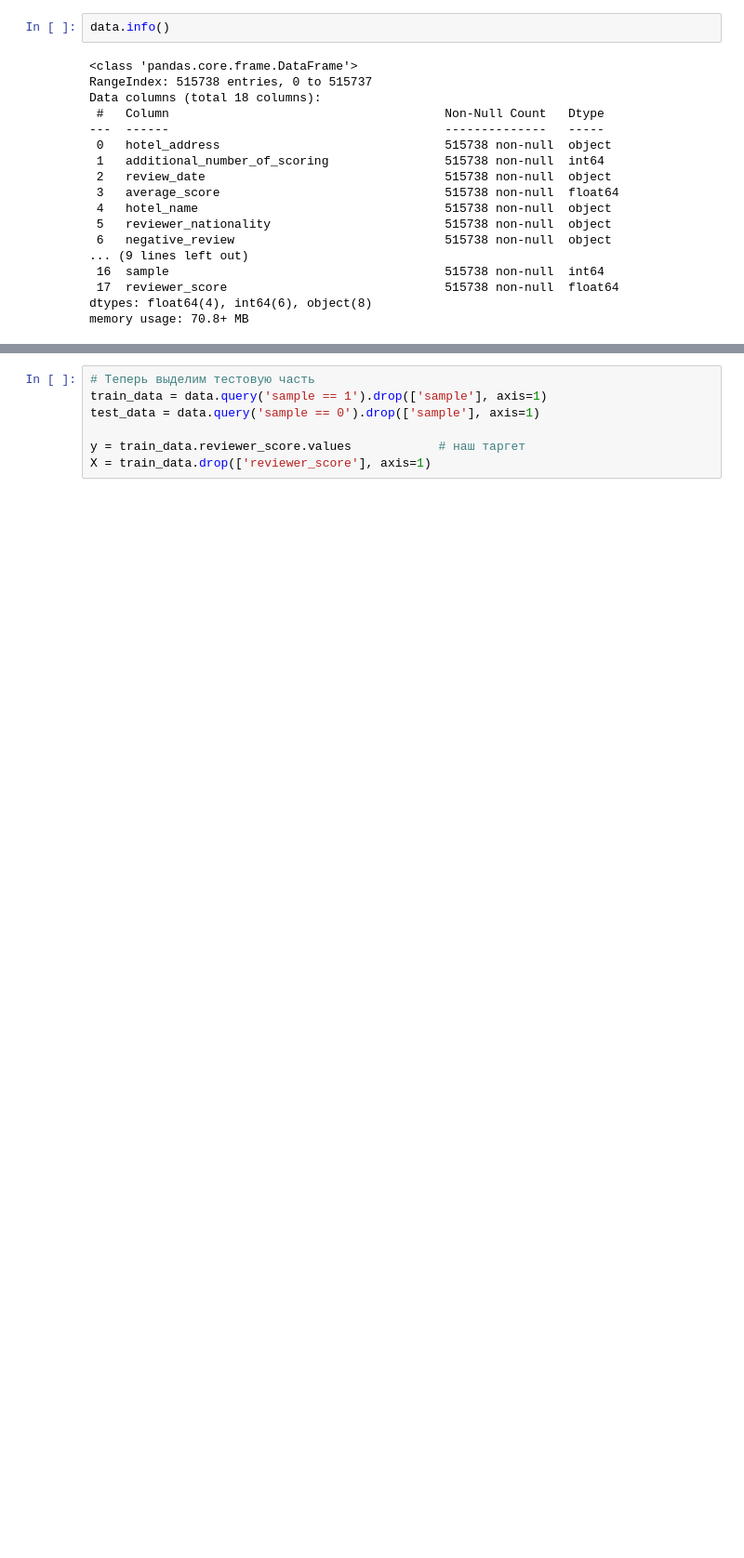
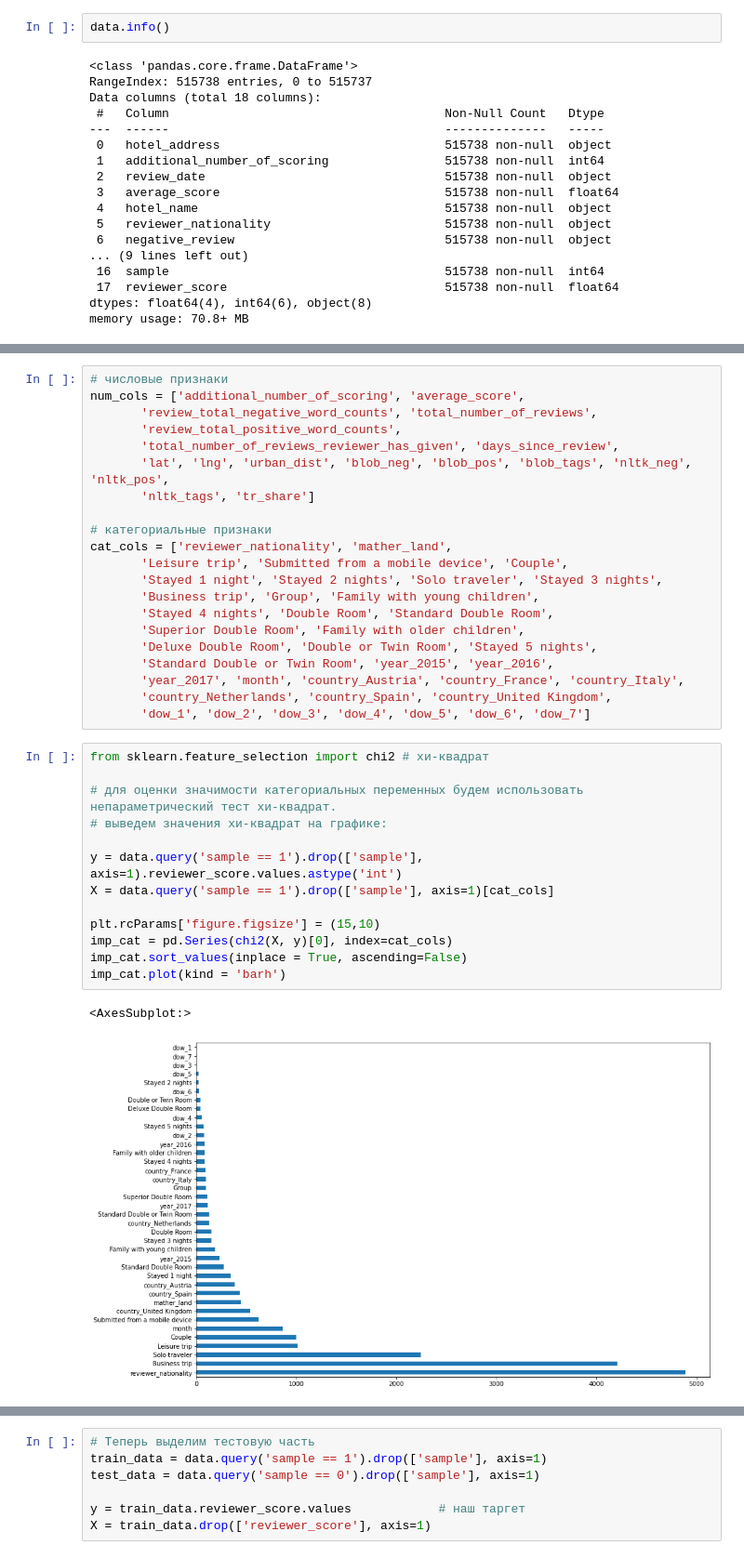
Before and after one commit to Dekoz3/VS_code, a Jupyter notebook: Project_3/project-3-hotels-score-prediction.ipynb, the cells around one changed output, grey strips where cells are left out. Shown at 93% size. Cells and saved outputs as stored; diff of their text form; blank space fills up the shorter version.

```diff
--- a/Project_3/project-3-hotels-score-prediction.ipynb
+++ b/Project_3/project-3-hotels-score-prediction.ipynb
@@ -271,0 +398,37 @@ memory usage: 47.2 MB
+# %%
+# числовые признаки
+num_cols = ['additional_number_of_scoring', 'average_score',
+       'review_total_negative_word_counts', 'total_number_of_reviews',
+       'review_total_positive_word_counts',
+       'total_number_of_reviews_reviewer_has_given', 'days_since_review',
+       'lat', 'lng', 'urban_dist', 'blob_neg', 'blob_pos', 'blob_tags', 'nltk_neg', 'nltk_pos',
+       'nltk_tags', 'tr_share']
+
+# категориальные признаки
+cat_cols = ['reviewer_nationality', 'mather_land',
+       'Leisure trip', 'Submitted from a mobile device', 'Couple',
+       'Stayed 1 night', 'Stayed 2 nights', 'Solo traveler', 'Stayed 3 nights',
+       'Business trip', 'Group', 'Family with young children',
+       'Stayed 4 nights', 'Double Room', 'Standard Double Room',
+       'Superior Double Room', 'Family with older children',
+       'Deluxe Double Room', 'Double or Twin Room', 'Stayed 5 nights',
+       'Standard Double or Twin Room', 'year_2015', 'year_2016',
+       'year_2017', 'month', 'country_Austria', 'country_France', 'country_Italy',
+       'country_Netherlands', 'country_Spain', 'country_United Kingdom',
+       'dow_1', 'dow_2', 'dow_3', 'dow_4', 'dow_5', 'dow_6', 'dow_7']
+# %%
+from sklearn.feature_selection import chi2 # хи-квадрат
+
+# для оценки значимости категориальных переменных будем использовать непараметрический тест хи-квадрат.
+# выведем значения хи-квадрат на графике:
+
+y = data.query('sample == 1').drop(['sample'], axis=1).reviewer_score.values.astype('int')
+X = data.query('sample == 1').drop(['sample'], axis=1)[cat_cols]
+
+plt.rcParams['figure.figsize'] = (15,10)
+imp_cat = pd.Series(chi2(X, y)[0], index=cat_cols)
+imp_cat.sort_values(inplace = True, ascending=False)
+imp_cat.plot(kind = 'barh')
+# %% [output]
+<AxesSubplot:>
+[figure, added]
```
Also changed, not shown: parts of 76 cells of this notebook, 12 other files.
